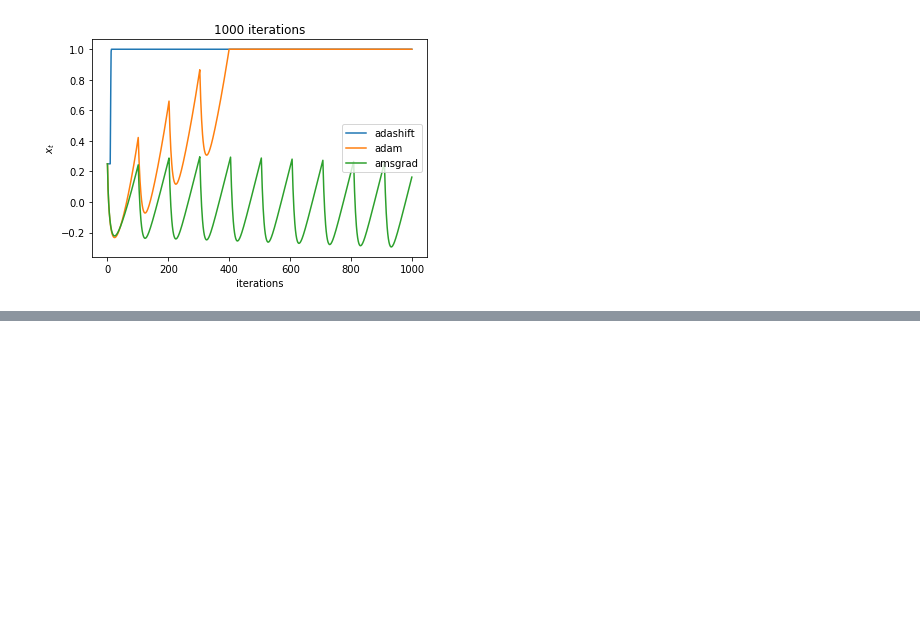
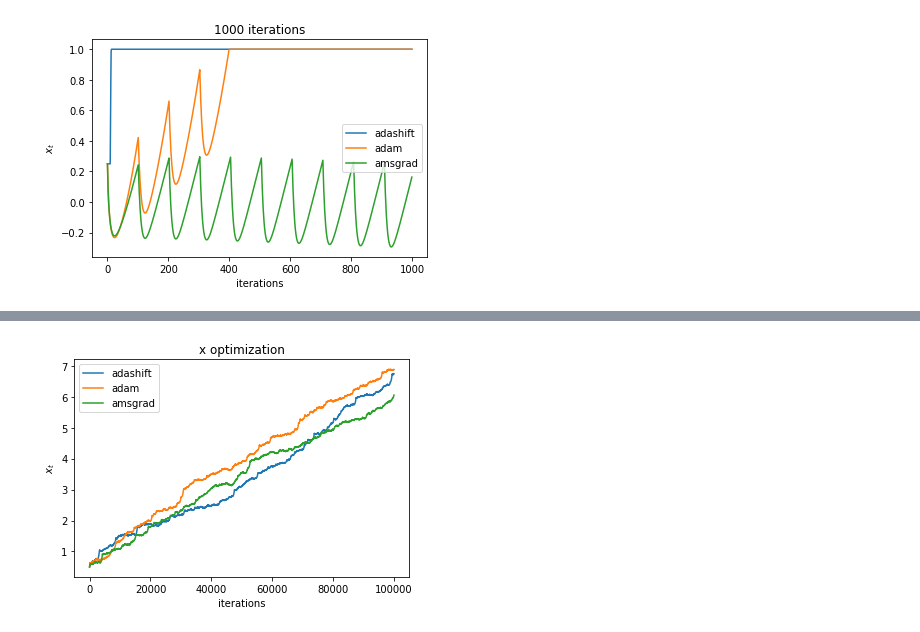
Before and after one commit to mknbv/adashift, a Jupyter notebook: Adam_problem.ipynb, the cells around one changed output, grey strips where cells are left out. Saved outputs shown, nothing was run; the diff lists cells and outputs as text; code cells hidden in the pictures; blank space fills up the shorter version.

Commit message:
add: stochasticity sinthetic exmple

```diff
--- a/Adam_problem.ipynb
+++ b/Adam_problem.ipynb
@@ -171,0 +205,32 @@ plt.show()
+# %%
+def StochLearning(optimizer_type='Adam',learning_rate=1e-3, amsgrad=False, max_step = 1000001, betas=(0.0, 0.99)):
+    x = torch.tensor([0.5], requires_grad=True)
+    if optimizer_type == "Adam":
+        optimizer = torch.optim.Adam([x], lr=learning_rate, betas=betas, eps=1e-8, amsgrad=amsgrad)
+    else:
+        optimizer = ad_opt.AdaShift([x], lr=learning_rate, betas=betas, eps=1e-8)
+    regret_sum = 0
+    time_steps = []
+    avg_regret_history = []
+    x_history = []
+    loss_history = []
+    print("Optimization with {}".format(optimizer_type))
+    for step in range(1, max_step):
+        #x = domain_constraints(x)
+        loss = stoch_f_t(x, step)
+
+        optimizer.zero_grad()
+        loss.backward()
+#         x_history.append(cost_f(x).item())
+        x_history.append(x.item())
+        loss_history.append(loss.item())
+        time_steps.append(step)
+
+        if step % 15000 == 0:
+            print ('step : ',step, '  loss : ',loss.item(), ' x:', x.item() )
+
+        optimizer.step()
+    return time_steps, loss_history, x_history
+# %%
+lr = 1e-3
+time_steps, loss_history, x_history = StochLearning(learning_rate=lr,max_step=100000)
@@ -171,0 +245,2 @@ plt.show()
+# %%
+adashift_time_steps, adashift_loss_history, adashift_x_history = StochLearning(learning_rate=lr, optimizer_type='Adashift',max_step=100000)
@@ -171,0 +255,2 @@ plt.show()
+# %%
+ams_time_steps, ams_loss_history, ams_x_history = StochLearning(learning_rate=lr, optimizer_type='Adashift', max_step=100000)
@@ -171,0 +265,11 @@ plt.show()
+# %%
+plt.title("x optimization")
+plt.plot(adashift_x_history, label='adashift')
+plt.plot(x_history,label='adam')
+plt.plot(ams_x_history, label='amsgrad')
+plt.legend()
+plt.xlabel("iterations")
+plt.ylabel(r"$x_t$")
+plt.show()
+# %% [output]
+[figure, added]
```
Also changed, not shown: parts of 8 cells of this notebook.
